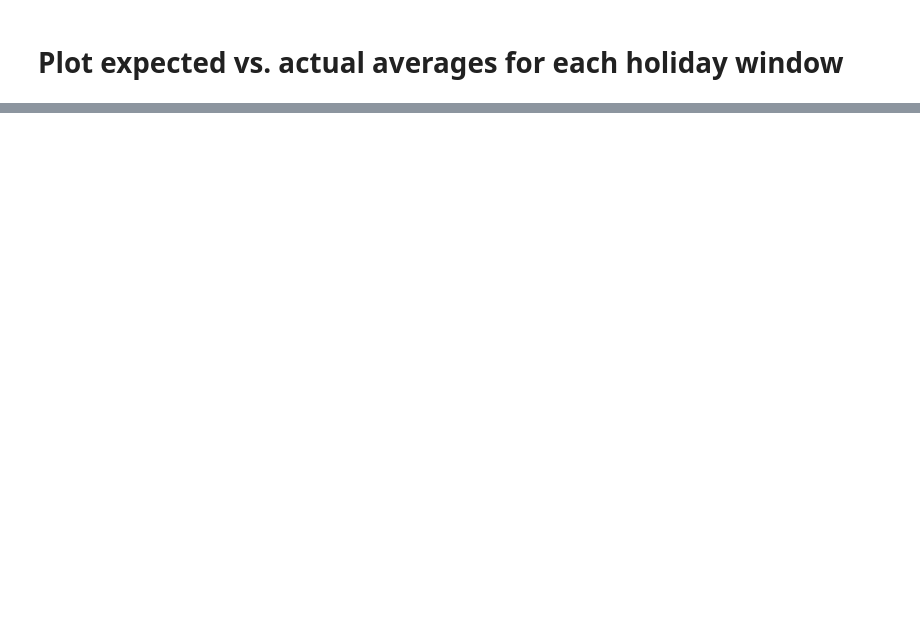
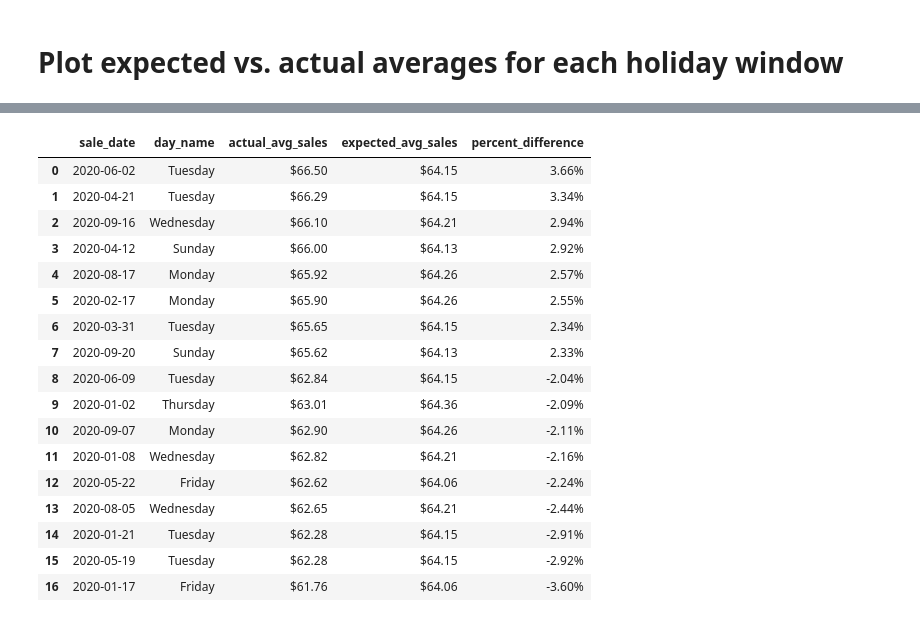
Before and after one commit to scabanela-ischool/Data_Engineering_Proj1_Querying, a Jupyter notebook: project_1_4.ipynb, the cells around one changed output, grey strips where cells are left out. Drawn from its saved outputs; the diff is of its cells as text; code cells hidden in the pictures; blank space fills up the shorter version.

Commit message:
Executive summary first pass done. Backing up changes before cleaning up

```diff
--- a/project_1_4.ipynb
+++ b/project_1_4.ipynb
@@ -344,0 +390,54 @@ plt.show()
+# %%
+rollback_before_flag = True
+rollback_after_flag = True
+
+query = """
+select sale_date, day_name, actual_avg_sales, expected_avg_sales, percent_difference
+from (select everyday.sale_date,
+        everyday.day_name,
+        concat('$', round(everyday.actual_sales, 2)) as actual_avg_sales,
+        concat('$', round(expected.expected_sales, 2)) as expected_avg_sales,
+        (everyday.actual_sales/expected.expected_sales)-1 as difference,
+        concat(round((((everyday.actual_sales/expected.expected_sales)-1)*100), 2), '%') as percent_difference,
+        round(abs((everyday.actual_sales/expected.expected_sales)-1), 5) as absolute
+from
+        (select sale_date,
+                to_char(sale_date, 'Day') as day_name,
+                avg(total_amount) as actual_sales
+        from sales
+        group by sale_date
+        order by sale_date) as everyday
+    join
+        (select extract(dow from sale_date) as day_number,
+                to_char(sale_date, 'Day') as day_name,
+                avg(total_amount) as expected_sales
+        from sales
+        group by day_number, day_name
+        order by day_number) as expected
+    on everyday.day_name = expected.day_name
+    order by difference desc) as temp
+where absolute >= 0.02
+
+"""
+
+top_deviations = my_select_query_pandas(query, rollback_before_flag, rollback_after_flag)
+top_deviations
+# %% [output]
+|  | sale_date | day_name | actual_avg_sales | expected_avg_sales | percent_difference |
+| 0 | 2020-06-02 | Tuesday | $66.50 | $64.15 | 3.66% |
+| 1 | 2020-04-21 | Tuesday | $66.29 | $64.15 | 3.34% |
+| 2 | 2020-09-16 | Wednesday | $66.10 | $64.21 | 2.94% |
+| 3 | 2020-04-12 | Sunday | $66.00 | $64.13 | 2.92% |
+| 4 | 2020-08-17 | Monday | $65.92 | $64.26 | 2.57% |
+| 5 | 2020-02-17 | Monday | $65.90 | $64.26 | 2.55% |
+| 6 | 2020-03-31 | Tuesday | $65.65 | $64.15 | 2.34% |
+| 7 | 2020-09-20 | Sunday | $65.62 | $64.13 | 2.33% |
+| 8 | 2020-06-09 | Tuesday | $62.84 | $64.15 | -2.04% |
+| 9 | 2020-01-02 | Thursday | $63.01 | $64.36 | -2.09% |
+| 10 | 2020-09-07 | Monday | $62.90 | $64.26 | -2.11% |
+| 11 | 2020-01-08 | Wednesday | $62.82 | $64.21 | -2.16% |
+| 12 | 2020-05-22 | Friday | $62.62 | $64.06 | -2.24% |
+| 13 | 2020-08-05 | Wednesday | $62.65 | $64.21 | -2.44% |
+| 14 | 2020-01-21 | Tuesday | $62.28 | $64.15 | -2.91% |
+| 15 | 2020-05-19 | Tuesday | $62.28 | $64.15 | -2.92% |
+| 16 | 2020-01-17 | Friday | $61.76 | $64.06 | -3.60% |
```
Also changed, not shown: parts of 22 cells of this notebook.
